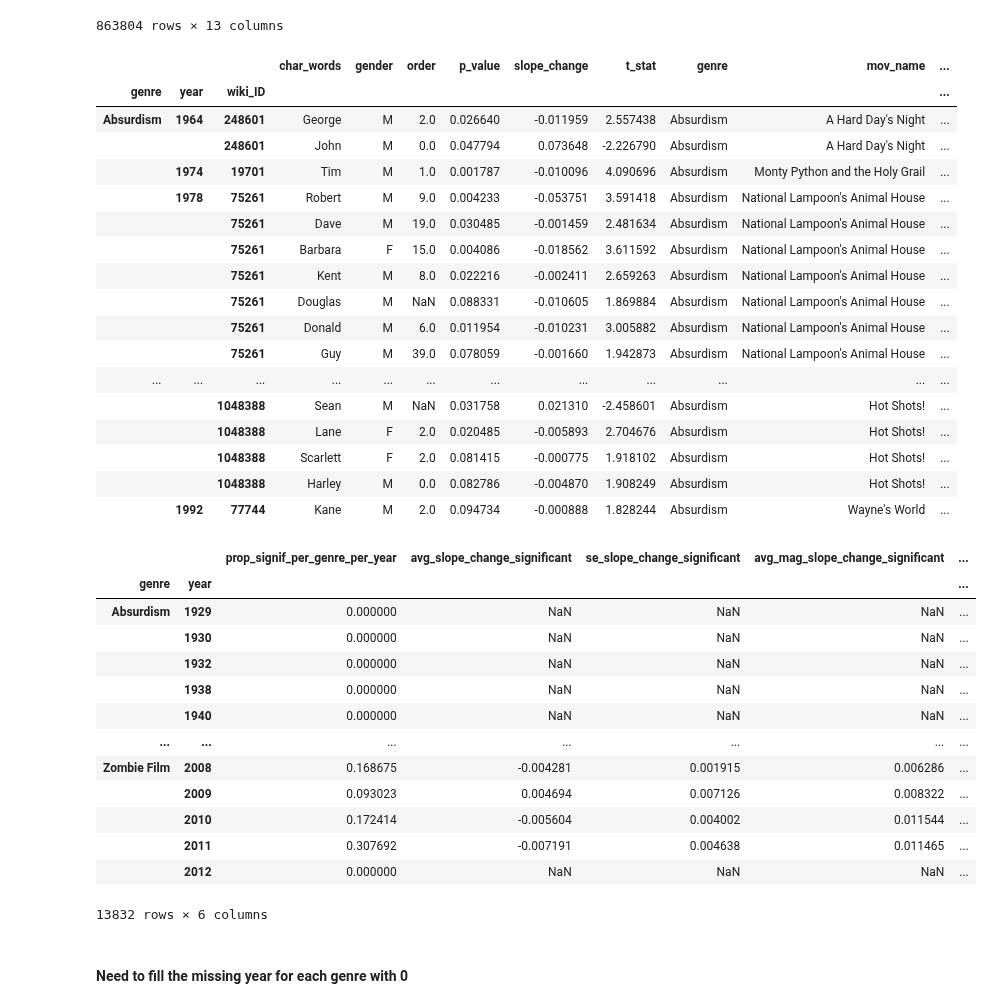
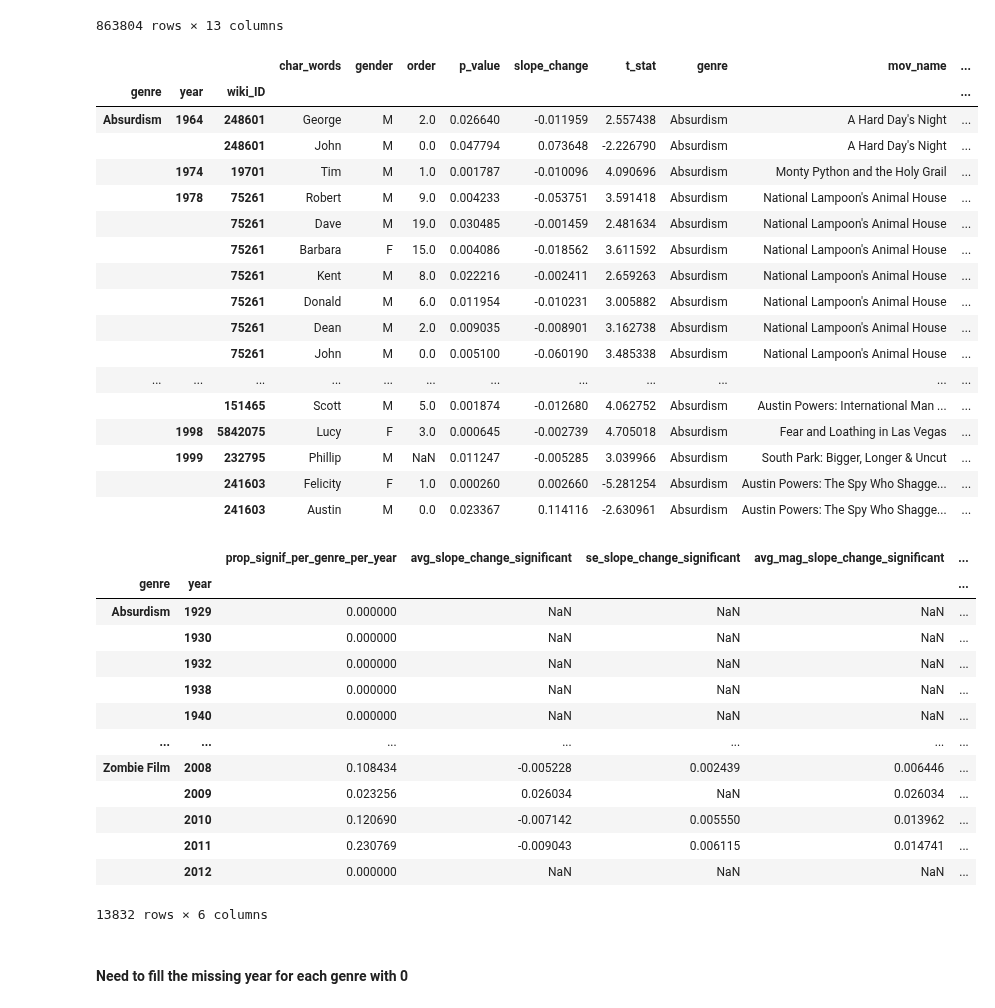
Before and after one commit to epfl-ada/ada-2023-project-abadakor, a Jupyter notebook: parallel_questions.ipynb, the cells around one changed output. Saved outputs shown, nothing was run; the diff lists cells and outputs as text; code cells hidden in the pictures.

Commit message:
Modif significance level 5%

```diff
--- a/parallel_questions.ipynb
+++ b/parallel_questions.ipynb
@@ -28,6 +28,9 @@ display(name_by_movie_df)
 movie_genres_df = pd.read_csv(os.path.join(folder_processed_data_path, 'movie_genres_df.csv'))
 movie_genres_df.set_index(['wiki_ID'], inplace=True)
 display(movie_genres_df)
+
+# Selection of significance level
+alpha = 0.05
 # %% [output]
 |  | mov_name | year | month | revenue | numVotes | averageRating |
 | wiki_ID |  |  |  |  |  |  |
@@ -463,35 +463,35 @@ display(movie_genre_aggregate_with_years_df)
 863804 rows × 13 columns
 # %%
 # name_by_genre_per_year_prop_df = movie_genre_aggregate_with_years_filled_df.groupby(['genre','year']).apply(lambda x: x[x['p_value'] < 0.1])
-name_by_genre_per_year_prop_df = movie_genre_aggregate_with_years_df.groupby(['genre','year']).apply(lambda x: x[x['p_value'] < 0.1])
+name_by_genre_per_year_prop_df = movie_genre_aggregate_with_years_df.groupby(['genre','year']).apply(lambda x: x[x['p_value'] < alpha])
 name_by_genre_per_year_prop_df.head(30)
 # %% [output]
 |  |  |  | char_words | gender | order | p_value | slope_change | t_stat | genre | mov_name | ... |
 | genre | year | wiki_ID |  |  |  |  |  |  |  |  | ... |
 | Absurdism | 1964 | 248601 | George | M | 2.0 | 0.026640 | -0.011959 | 2.557438 | Absurdism | A Hard Day's Night | ... |
 |  |  | 248601 | John | M | 0.0 | 0.047794 | 0.073648 | -2.226790 | Absurdism | A Hard Day's Night | ... |
 |  | 1974 | 19701 | Tim | M | 1.0 | 0.001787 | -0.010096 | 4.090696 | Absurdism | Monty Python and the Holy Grail | ... |
 |  | 1978 | 75261 | Robert | M | 9.0 | 0.004233 | -0.053751 | 3.591418 | Absurdism | National Lampoon's Animal House | ... |
 |  |  | 75261 | Dave | M | 19.0 | 0.030485 | -0.001459 | 2.481634 | Absurdism | National Lampoon's Animal House | ... |
 |  |  | 75261 | Barbara | F | 15.0 | 0.004086 | -0.018562 | 3.611592 | Absurdism | National Lampoon's Animal House | ... |
 |  |  | 75261 | Kent | M | 8.0 | 0.022216 | -0.002411 | 2.659263 | Absurdism | National Lampoon's Animal House | ... |
-|  |  | 75261 | Douglas | M | NaN | 0.088331 | -0.010605 | 1.869884 | Absurdism | National Lampoon's Animal House | ... |
 |  |  | 75261 | Donald | M | 6.0 | 0.011954 | -0.010231 | 3.005882 | Absurdism | National Lampoon's Animal House | ... |
-|  |  | 75261 | Guy | M | 39.0 | 0.078059 | -0.001660 | 1.942873 | Absurdism | National Lampoon's Animal House | ... |
+|  |  | 75261 | Dean | M | 2.0 | 0.009035 | -0.008901 | 3.162738 | Absurdism | National Lampoon's Animal House | ... |
+|  |  | 75261 | John | M | 0.0 | 0.005100 | -0.060190 | 3.485338 | Absurdism | National Lampoon's Animal House | ... |
 | ... | ... | ... | ... | ... | ... | ... | ... | ... | ... | ... | ... |
-|  |  | 1048388 | Sean | M | NaN | 0.031758 | 0.021310 | -2.458601 | Absurdism | Hot Shots! | ... |
-|  |  | 1048388 | Lane | F | 2.0 | 0.020485 | -0.005893 | 2.704676 | Absurdism | Hot Shots! | ... |
-|  |  | 1048388 | Scarlett | F | 2.0 | 0.081415 | -0.000775 | 1.918102 | Absurdism | Hot Shots! | ... |
-|  |  | 1048388 | Harley | M | 0.0 | 0.082786 | -0.004870 | 1.908249 | Absurdism | Hot Shots! | ... |
-|  | 1992 | 77744 | Kane | M | 2.0 | 0.094734 | -0.000888 | 1.828244 | Absurdism | Wayne's World | ... |
+|  |  | 151465 | Scott | M | 5.0 | 0.001874 | -0.012680 | 4.062752 | Absurdism | Austin Powers: International Man ... | ... |
+|  | 1998 | 5842075 | Lucy | F | 3.0 | 0.000645 | -0.002739 | 4.705018 | Absurdism | Fear and Loathing in Las Vegas | ... |
+|  | 1999 | 232795 | Phillip | M | NaN | 0.011247 | -0.005285 | 3.039966 | Absurdism | South Park: Bigger, Longer & Uncut | ... |
+|  |  | 241603 | Felicity | F | 1.0 | 0.000260 | 0.002660 | -5.281254 | Absurdism | Austin Powers: The Spy Who Shagge... | ... |
+|  |  | 241603 | Austin | M | 0.0 | 0.023367 | 0.114116 | -2.630961 | Absurdism | Austin Powers: The Spy Who Shagge... | ... |
 # %%
 # Compute proportion of impacted names by genre by year
 name_by_genre_per_year_prop_df = movie_genre_aggregate_with_years_df.groupby(['genre','year']).apply(lambda x: pd.Series({
-        'prop_signif_per_genre_per_year': (x['p_value'] < 0.1).sum()/len(x['p_value']),
-        'avg_slope_change_significant': x[x['p_value'] < 0.1]['slope_change'].mean(),
-        'se_slope_change_significant': x[x['p_value'] < 0.1]['slope_change'].sem(),
-        'avg_mag_slope_change_significant': x[x['p_value'] < 0.1]['slope_change'].abs().mean(),
-        'se_slope_change_magnitude_significant': x[x['p_value'] < 0.1]['slope_change'].abs().sem(),
+        'prop_signif_per_genre_per_year': (x['p_value'] < alpha).sum()/len(x['p_value']),
+        'avg_slope_change_significant': x[x['p_value'] < alpha]['slope_change'].mean(),
+        'se_slope_change_significant': x[x['p_value'] < alpha]['slope_change'].sem(),
+        'avg_mag_slope_change_significant': x[x['p_value'] < alpha]['slope_change'].abs().mean(),
+        'se_slope_change_magnitude_significant': x[x['p_value'] < alpha]['slope_change'].abs().sem(),
         'avg_slope_change_global': x['slope_change'].mean()
     }))
 display(name_by_genre_per_year_prop_df)
@@ -505,10 +505,10 @@ display(name_by_genre_per_year_prop_df)
 |  | 1938 | 0.000000 | NaN | NaN | NaN | ... |
 |  | 1940 | 0.000000 | NaN | NaN | NaN | ... |
 | ... | ... | ... | ... | ... | ... | ... |
-| Zombie Film | 2008 | 0.168675 | -0.004281 | 0.001915 | 0.006286 | ... |
-|  | 2009 | 0.093023 | 0.004694 | 0.007126 | 0.008322 | ... |
-|  | 2010 | 0.172414 | -0.005604 | 0.004002 | 0.011544 | ... |
-|  | 2011 | 0.307692 | -0.007191 | 0.004638 | 0.011465 | ... |
+| Zombie Film | 2008 | 0.108434 | -0.005228 | 0.002439 | 0.006446 | ... |
+|  | 2009 | 0.023256 | 0.026034 | NaN | 0.026034 | ... |
+|  | 2010 | 0.120690 | -0.007142 | 0.005550 | 0.013962 | ... |
+|  | 2011 | 0.230769 | -0.009043 | 0.006115 | 0.014741 | ... |
 |  | 2012 | 0.000000 | NaN | NaN | NaN | ... |
 13832 rows × 6 columns
 # %% [markdown]
```
Also changed, not shown: parts of 8 cells of this notebook, 5 other files.
